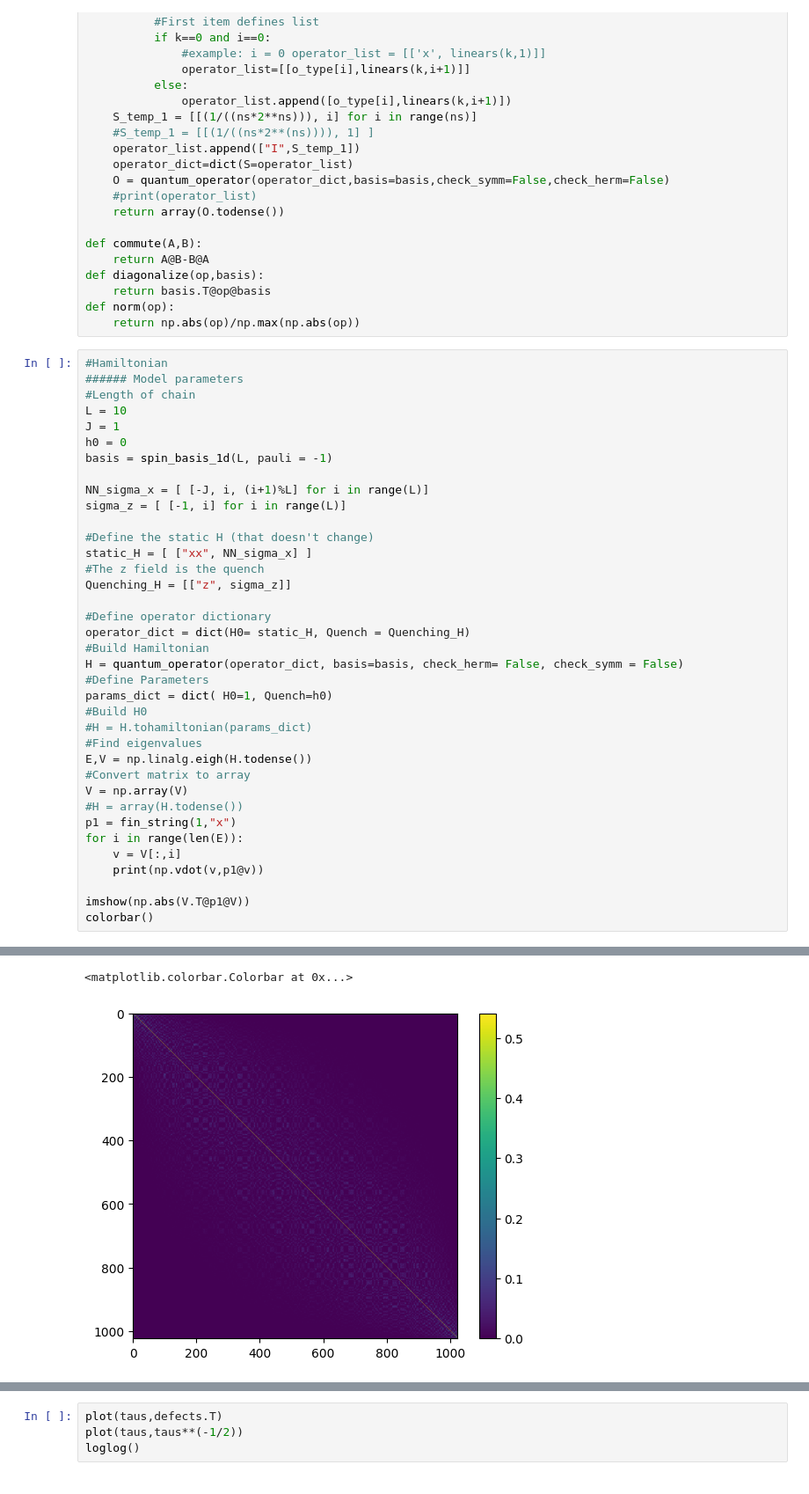
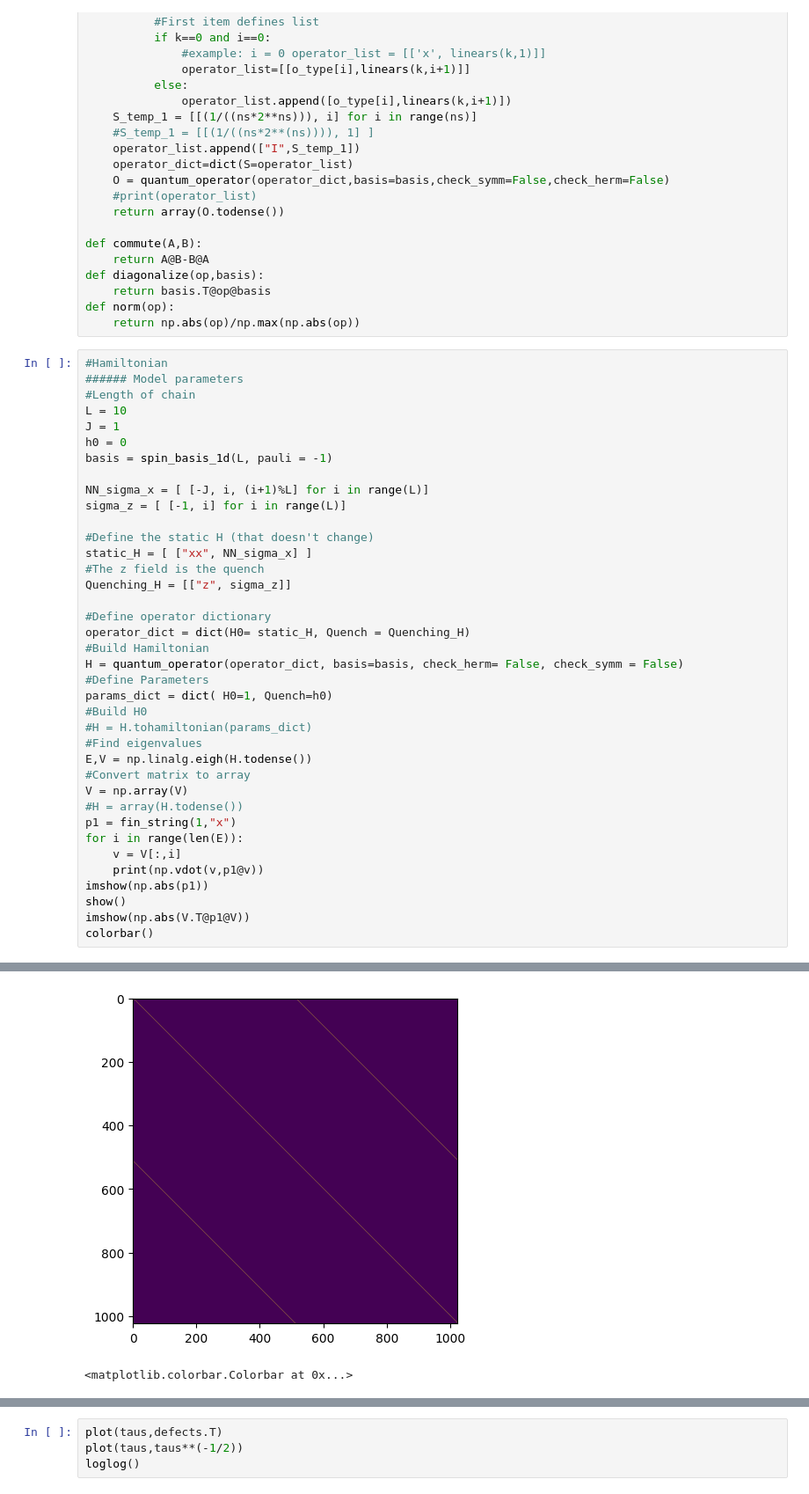
Before and after one commit to KristianMunnikhuis/subsystem_loschmidt_echo, a Jupyter notebook: Quspin_scripts/quspin_time_quench/evolve_method.ipynb, the cells around one changed output, grey strips where cells are left out. Shown at 88% size. Cells and saved outputs as stored; diff of their text form.

```diff
--- a/Quspin_scripts/quspin_time_quench/evolve_method.ipynb
+++ b/Quspin_scripts/quspin_time_quench/evolve_method.ipynb
@@ -116,33 +116,34 @@ params_dict = dict( H0=1, Quench=h0)
 #H = H.tohamiltonian(params_dict)
 #Find eigenvalues
 E,V = np.linalg.eigh(H.todense())
 #Convert matrix to array
 V = np.array(V)
 #H = array(H.todense())
 p1 = fin_string(1,"x")
 for i in range(len(E)):
     v = V[:,i]
     print(np.vdot(v,p1@v))
-
+imshow(np.abs(p1))
+show()
 imshow(np.abs(V.T@p1@V))
 colorbar()
 # %% [output]
 (0.49999999999999745+0j)
 (0.5000000000000027+0j)
 (0.5000000000000024+0j)
 (0.49999999999999734+0j)
 (0.4999999999999966+0j)
 (0.5000000000000023+0j)
 (0.4999999999999995+0j)
 (0.5000000000000199+0j)
 (0.5000000000000026+0j)
 (0.500000000000004+0j)
 (0.49999999999997147+0j)
 (0.500000000000001+0j)
 ... (1008 lines left out)
 (0.5000000000000001+0j)
 (0.4999999999999998+0j)
 (0.49999999999999983+0j)
 (0.5000000000000001+0j)
+[figure, new version]
 <matplotlib.colorbar.Colorbar at 0x...>
-[figure, old version]
```
Also changed, not shown: parts of 1 cell of this notebook, 8 other files.
